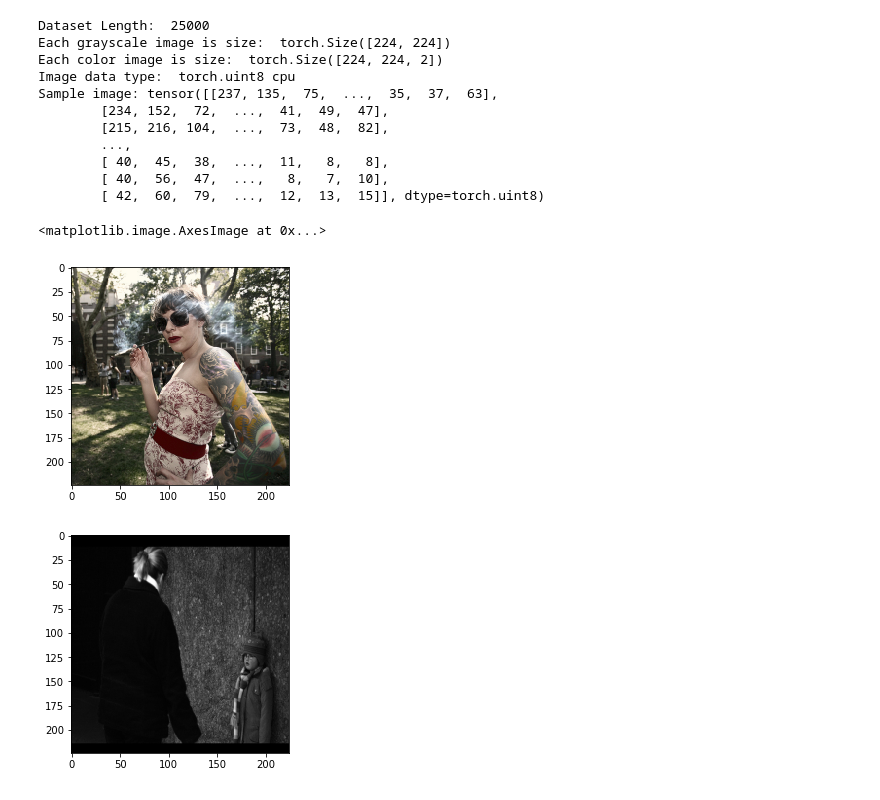
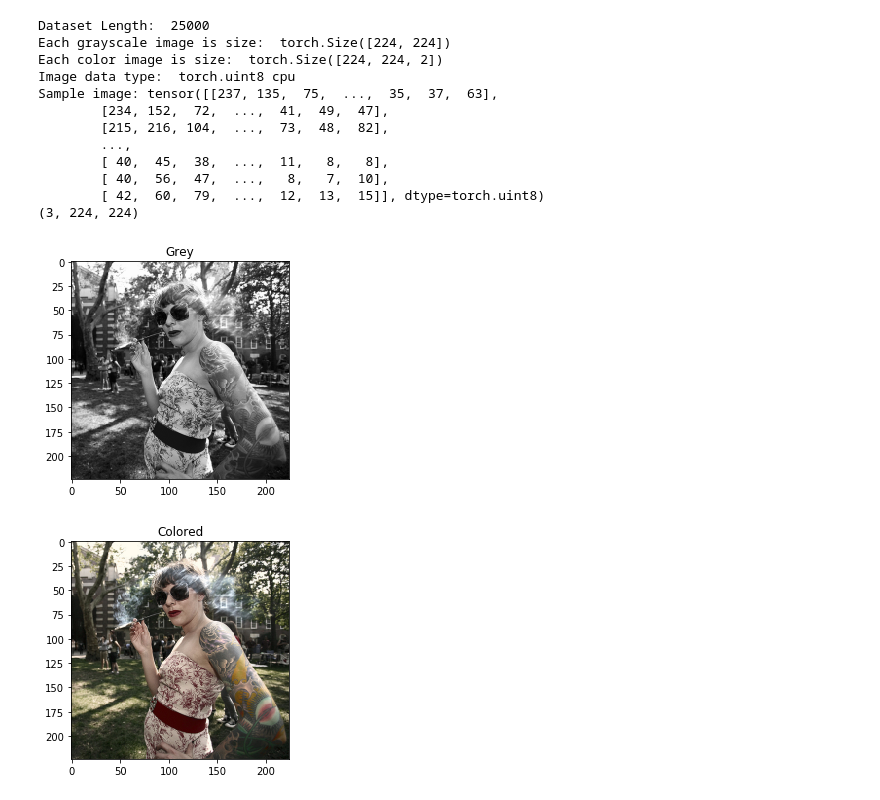
Before and after one commit to xkaraman/60daysofudacity, a Jupyter notebook: image-color/image-colorization.ipynb, the cells around one changed output. Saved outputs shown, nothing was run; the diff lists cells and outputs as text; code cells hidden in the pictures.

```diff
--- a/image-color/image-colorization.ipynb
+++ b/image-color/image-colorization.ipynb
@@ -61,50 +63,45 @@ class colorizationDataset(Dataset):
 dataset = colorizationDataset()
 # %%
 # Dataset Stats
-grey,color = dataset[0]
+grey, color = dataset[0]
 print("Dataset Length: ", len(dataset))
 print("Each grayscale image is size: ", grey.shape)
 print("Each color image is size: ", color.shape)
 print("Image data type: ", grey.dtype , grey.device)
 print("Sample image:", grey)
+plt.title("Grey")
 plt.imshow(grey, cmap="gray")
 
 # Recreating RGB image using the L and AB from the dataset
 
-# Initializing with zeros ( or any random number)
-img = np.zeros((224, 224, 3))
-img[:, :, 0] = grey
-img[:, :, 1:] = color
-img = img.astype('uint8')
 
-img.dtype
-plt.imshow(img)
-img_ = cv2.cvtColor(img, cv2.COLOR_LAB2RGB)
+def toRGB(grey,color):
+    # Initializing with zeros ( or any random number)
+    img = np.zeros((224, 224, 3))
+    img[:, :, 0] = grey
+    img[:, :, 1:] = color
+    img = img.astype('uint8')
+    img_ = cv2.cvtColor(img, cv2.COLOR_LAB2RGB)
+    return img_
+
+# Convert to RGB Space to plot it
+plt.figure()
+plt.title("Colored")
+img_ = toRGB(grey,color)
 plt.imshow(img_)
-
-# Changing the data type of the img array to 'uint8'
-# Refer the above markdown for it.
-#plt.imshow(img)
+print(img_.transpose(2,1,0).shape)
 # %% [output]
 Dataset Length:  25000
 Each grayscale image is size:  torch.Size([224, 224])
 Each color image is size:  torch.Size([224, 224, 2])
 Image data type:  torch.uint8 cpu
 Sample image: tensor([[237, 135,  75,  ...,  35,  37,  63],
         [234, 152,  72,  ...,  41,  49,  47],
         [215, 216, 104,  ...,  73,  48,  82],
         ...,
         [ 40,  45,  38,  ...,  11,   8,   8],
         [ 40,  56,  47,  ...,   8,   7,  10],
         [ 42,  60,  79,  ...,  12,  13,  15]], dtype=torch.uint8)
+(3, 224, 224)
-<matplotlib.image.AxesImage at 0x...>
-[figure, old version]
+[figure, new version]
+[figure, added]
-# %%
-
-dataloader = DataLoader(dataset, batch_size=1,
-                        shuffle=True, num_workers=4)
-
-for i, image in enumerate(dataloader):
-    if i == 0: imshow(image[0])
-# %% [output]
-[figure, removed]
```
Also changed, not shown: parts of 3 cells of this notebook.
